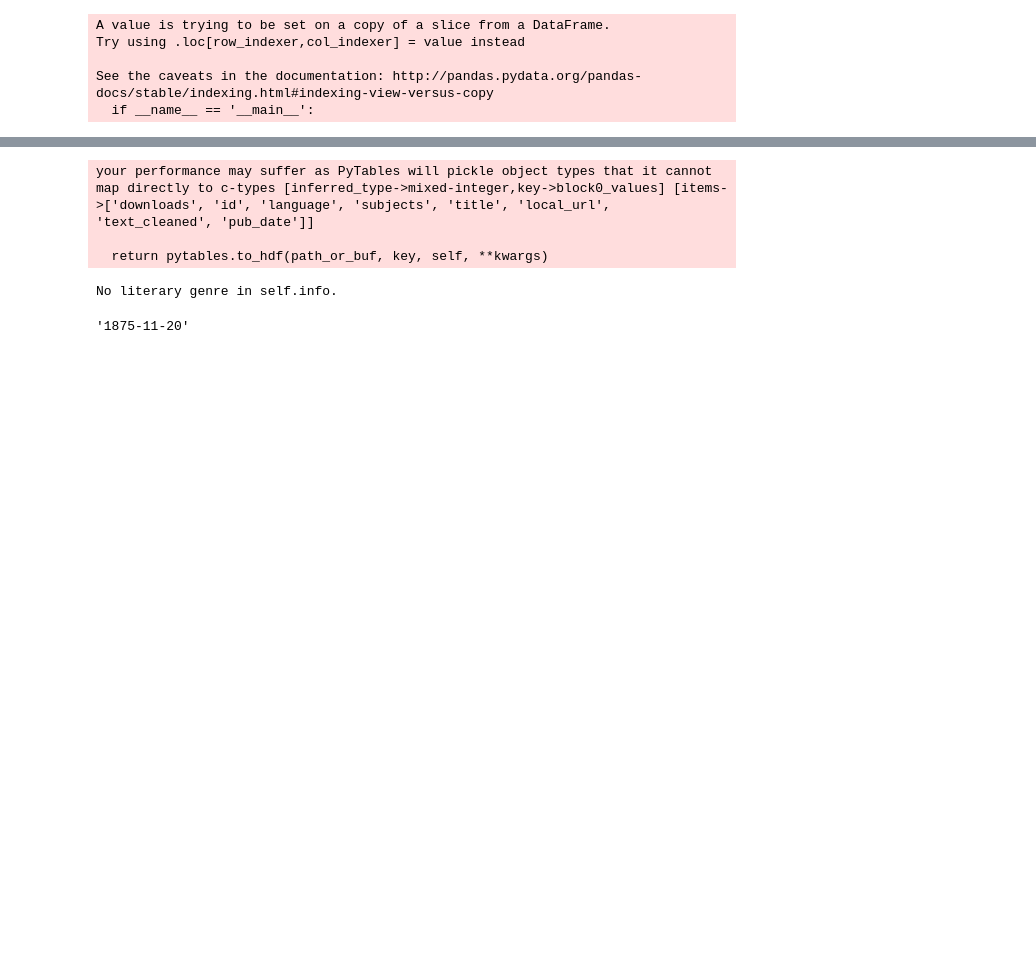
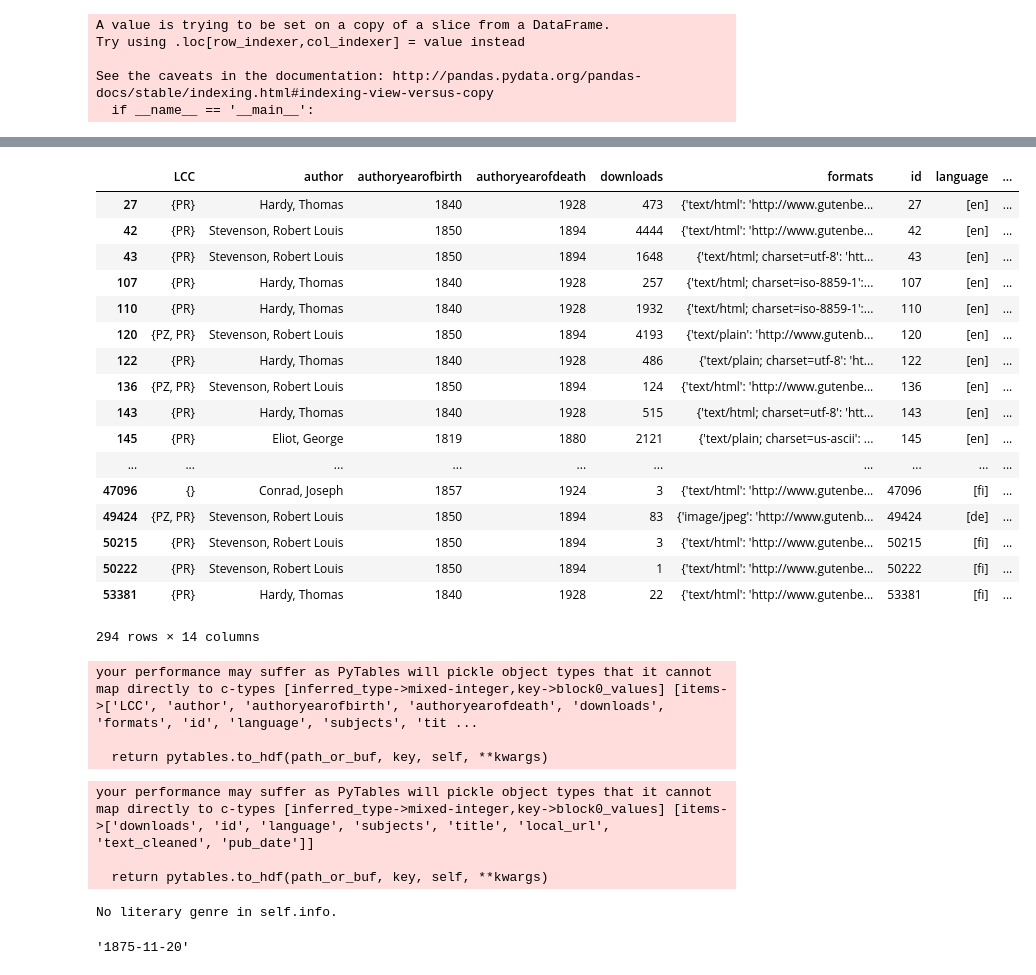
Before and after one commit to JonathanReeve/james-sentence, a Jupyter notebook: get-james.ipynb, the cells around one changed output, grey strips where cells are left out. Drawn from its saved outputs; the diff is of its cells as text; code cells hidden in the pictures; blank space fills up the shorter version.

```diff
--- a/get-james.ipynb
+++ b/get-james.ipynb
@@ -40,9 +28,10 @@ james
 # %%
 urls = []
-for i, row in james.iterrows():
+for i, row in vicDF.iterrows():
+    url = None
     # Get utf-8 if possible
     utf = 'text/plain; charset=utf-8'
-#     plain = 'text/plain'
+    plain = 'text/plain'
     asciiText = 'text/plain; charset=us-ascii'
     keys = row.formats.keys()
     formats = row.formats
@@ -52,7 +41,13 @@ for i, row in james.iterrows():
         url = formats[plain]
     elif asciiText in keys:
         url = formats[asciiText]
-    else:
-        print('Plaintext not found!')
+    # Make sure it's not just a readme
+    if 'readme' in url:
+        # Try HTML
+        for key in keys:
+            if 'text/html' in key:
+                url = formats[key]
+    if url is None:
+        print('Plain text version not found!')
         print(formats)
-    james.set_value(i, 'url', url)
+    vicDF.set_value(i, 'url', url)
@@ -90,0 +63,7 @@ james
+# %%
+for i, row in vicDF.iterrows():
+    url = row['url']
+    fn = row['url'].split('/')[-1]
+    if not os.path.exists(fn):
+        os.system('wget %s' % row['url'])
+        time.sleep(1)
@@ -97,7 +80,7 @@ def urlToLocal(url):
         unSlashed = unSlashed.replace('.zip', '.txt')
     return unSlashed
 # %%
-james['local_url'] = james.url.apply(urlToLocal)
+vicDF['localUrl'] = vicDF.url.apply(urlToLocal)
 # %% [output]
 A value is trying to be set on a copy of a slice from a DataFrame.
 Try using .loc[row_indexer,col_indexer] = value instead
@@ -128,5 +127,5 @@ james
 # %%
-for i, row in james.iterrows():
-    text = open(row.local_url).read()
+for i, row in vicDF.iterrows():
+    text = open(row.localUrl, errors='ignore').read()
     cleaned = strip_headers(text)
-    james.set_value(i, 'text_cleaned', cleaned)
+    vicDF.set_value(i, 'text_cleaned', cleaned)
@@ -205,3 +132,31 @@ james
+# %%
+vicDF
+# %% [output]
+|  | LCC | author | authoryearofbirth | authoryearofdeath | downloads | formats | id | language | ... |
+| 27 | {PR} | Hardy, Thomas | 1840 | 1928 | 473 | {'text/html': 'http://www.gutenbe... | 27 | [en] | ... |
+| 42 | {PR} | Stevenson, Robert Louis | 1850 | 1894 | 4444 | {'text/html': 'http://www.gutenbe... | 42 | [en] | ... |
+| 43 | {PR} | Stevenson, Robert Louis | 1850 | 1894 | 1648 | {'text/html; charset=utf-8': 'htt... | 43 | [en] | ... |
+| 107 | {PR} | Hardy, Thomas | 1840 | 1928 | 257 | {'text/html; charset=iso-8859-1':... | 107 | [en] | ... |
+| 110 | {PR} | Hardy, Thomas | 1840 | 1928 | 1932 | {'text/html; charset=iso-8859-1':... | 110 | [en] | ... |
+| 120 | {PZ, PR} | Stevenson, Robert Louis | 1850 | 1894 | 4193 | {'text/plain': 'http://www.gutenb... | 120 | [en] | ... |
+| 122 | {PR} | Hardy, Thomas | 1840 | 1928 | 486 | {'text/plain; charset=utf-8': 'ht... | 122 | [en] | ... |
+| 136 | {PZ, PR} | Stevenson, Robert Louis | 1850 | 1894 | 124 | {'text/html': 'http://www.gutenbe... | 136 | [en] | ... |
+| 143 | {PR} | Hardy, Thomas | 1840 | 1928 | 515 | {'text/html; charset=utf-8': 'htt... | 143 | [en] | ... |
+| 145 | {PR} | Eliot, George | 1819 | 1880 | 2121 | {'text/plain; charset=us-ascii': ... | 145 | [en] | ... |
+| ... | ... | ... | ... | ... | ... | ... | ... | ... | ... |
+| 47096 | {} | Conrad, Joseph | 1857 | 1924 | 3 | {'text/html': 'http://www.gutenbe... | 47096 | [fi] | ... |
+| 49424 | {PZ, PR} | Stevenson, Robert Louis | 1850 | 1894 | 83 | {'image/jpeg': 'http://www.gutenb... | 49424 | [de] | ... |
+| 50215 | {PR} | Stevenson, Robert Louis | 1850 | 1894 | 3 | {'text/html': 'http://www.gutenbe... | 50215 | [fi] | ... |
+| 50222 | {PR} | Stevenson, Robert Louis | 1850 | 1894 | 1 | {'text/html': 'http://www.gutenbe... | 50222 | [fi] | ... |
+| 53381 | {PR} | Hardy, Thomas | 1840 | 1928 | 22 | {'text/html': 'http://www.gutenbe... | 53381 | [fi] | ... |
+294 rows × 14 columns
+# %%
+vicDF.to_hdf('vic.hdf', 'vic')
+# %% [output]
+your performance may suffer as PyTables will pickle object types that it cannot
+map directly to c-types [inferred_type->mixed-integer,key->block0_values] [items->['LCC', 'author', 'authoryearofbirth', 'authoryearofdeath', 'downloads', 'formats', 'id', 'language', 'subjects', 'tit ...
+
+  return pytables.to_hdf(path_or_buf, key, self, **kwargs)
 # %%
 james.to_hdf('james.hdf', 'james')
 # %% [output]
```
Also changed, not shown: parts of 23 cells of this notebook, 2 other files.
